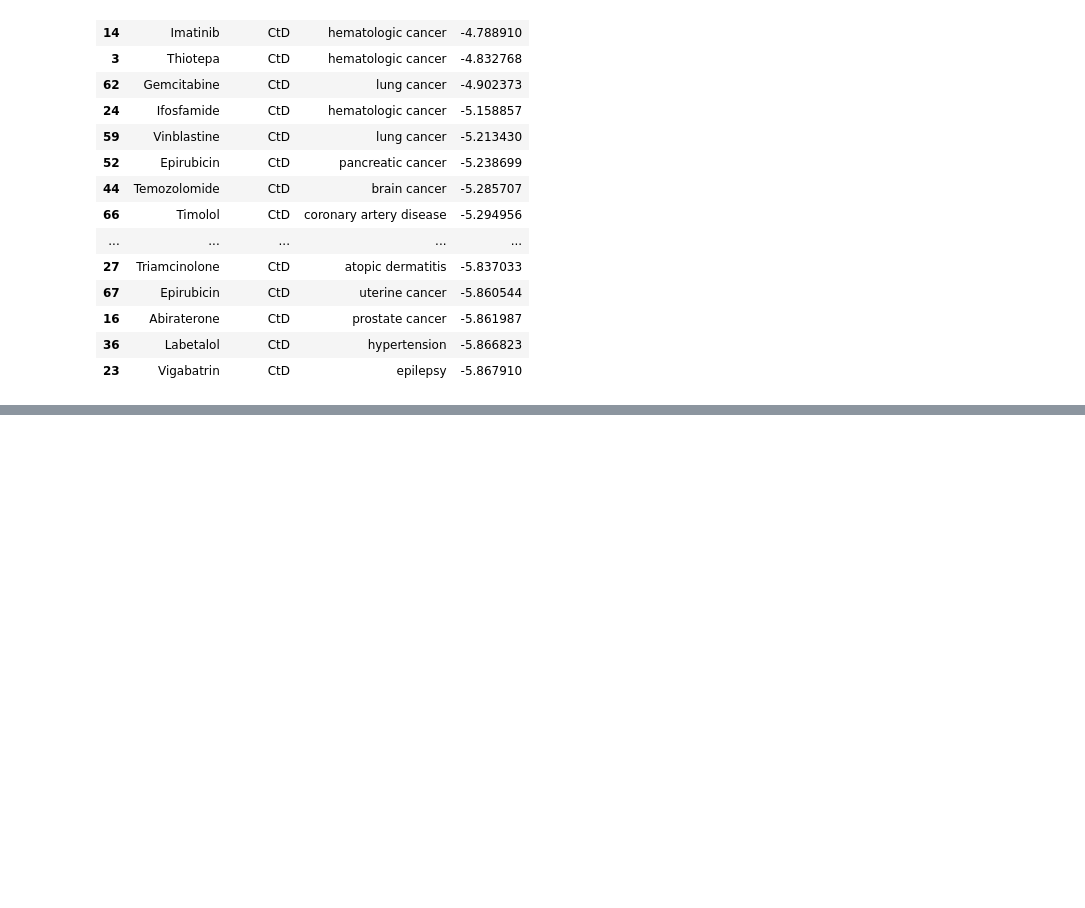
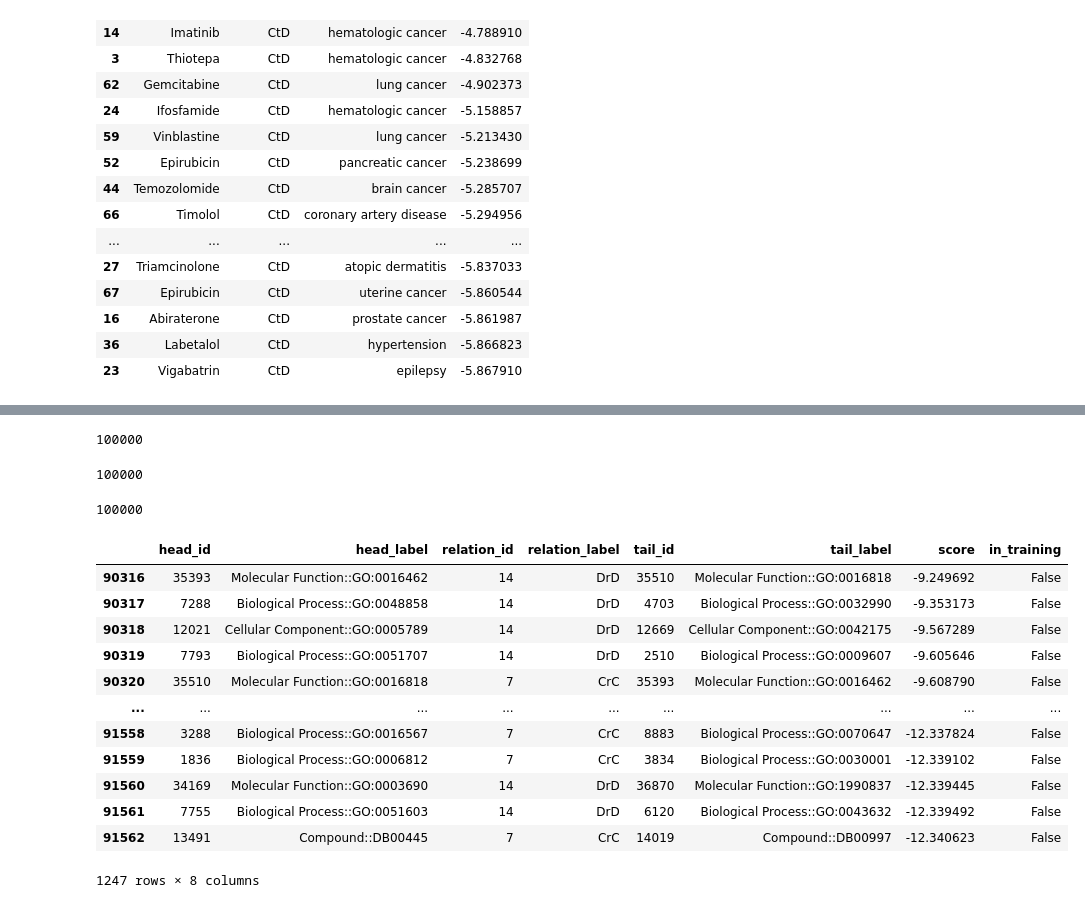
Before and after one commit to davidpetrov/Link-Prediction, a Jupyter notebook: hetionet.ipynb, the cells around one changed output, grey strips where cells are left out. Drawn from its saved outputs; the diff is of its cells as text; code cells hidden in the pictures; blank space fills up the shorter version.

```diff
--- a/hetionet.ipynb
+++ b/hetionet.ipynb
@@ -293,0 +437,8 @@ df_ctd_clean.nlargest(n=30, columns="score")
+# %%
+pred_best_hpo2 = pack_best_hpo2.process(factory=dataset.training)
+# %% [output]
+100000
+# %%
+len(pred_best_hpo2.df)
+# %% [output]
+100000
@@ -293,0 +447,5 @@ df_ctd_clean.nlargest(n=30, columns="score")
+# %%
+pred_best_hpo2_add_training_df = pred_best_hpo2_add_training.df
+len(pred_best_hpo2_add_training_df)
+# %% [output]
+100000
@@ -293,0 +455,16 @@ df_ctd_clean.nlargest(n=30, columns="score")
+# %%
+pred_best_hpo2_add_training_filtered
+# %% [output]
+|  | head_id | head_label | relation_id | relation_label | tail_id | tail_label | score | in_training |
+| 90316 | 35393 | Molecular Function::GO:0016462 | 14 | DrD | 35510 | Molecular Function::GO:0016818 | -9.249692 | False |
+| 90317 | 7288 | Biological Process::GO:0048858 | 14 | DrD | 4703 | Biological Process::GO:0032990 | -9.353173 | False |
+| 90318 | 12021 | Cellular Component::GO:0005789 | 14 | DrD | 12669 | Cellular Component::GO:0042175 | -9.567289 | False |
+| 90319 | 7793 | Biological Process::GO:0051707 | 14 | DrD | 2510 | Biological Process::GO:0009607 | -9.605646 | False |
+| 90320 | 35510 | Molecular Function::GO:0016818 | 7 | CrC | 35393 | Molecular Function::GO:0016462 | -9.608790 | False |
+| ... | ... | ... | ... | ... | ... | ... | ... | ... |
+| 91558 | 3288 | Biological Process::GO:0016567 | 7 | CrC | 8883 | Biological Process::GO:0070647 | -12.337824 | False |
+| 91559 | 1836 | Biological Process::GO:0006812 | 7 | CrC | 3834 | Biological Process::GO:0030001 | -12.339102 | False |
+| 91560 | 34169 | Molecular Function::GO:0003690 | 14 | DrD | 36870 | Molecular Function::GO:1990837 | -12.339445 | False |
+| 91561 | 7755 | Biological Process::GO:0051603 | 14 | DrD | 6120 | Biological Process::GO:0043632 | -12.339492 | False |
+| 91562 | 13491 | Compound::DB00445 | 7 | CrC | 14019 | Compound::DB00997 | -12.340623 | False |
+1247 rows × 8 columns
```
Also changed, not shown: parts of 46 cells of this notebook, 8 other files.
